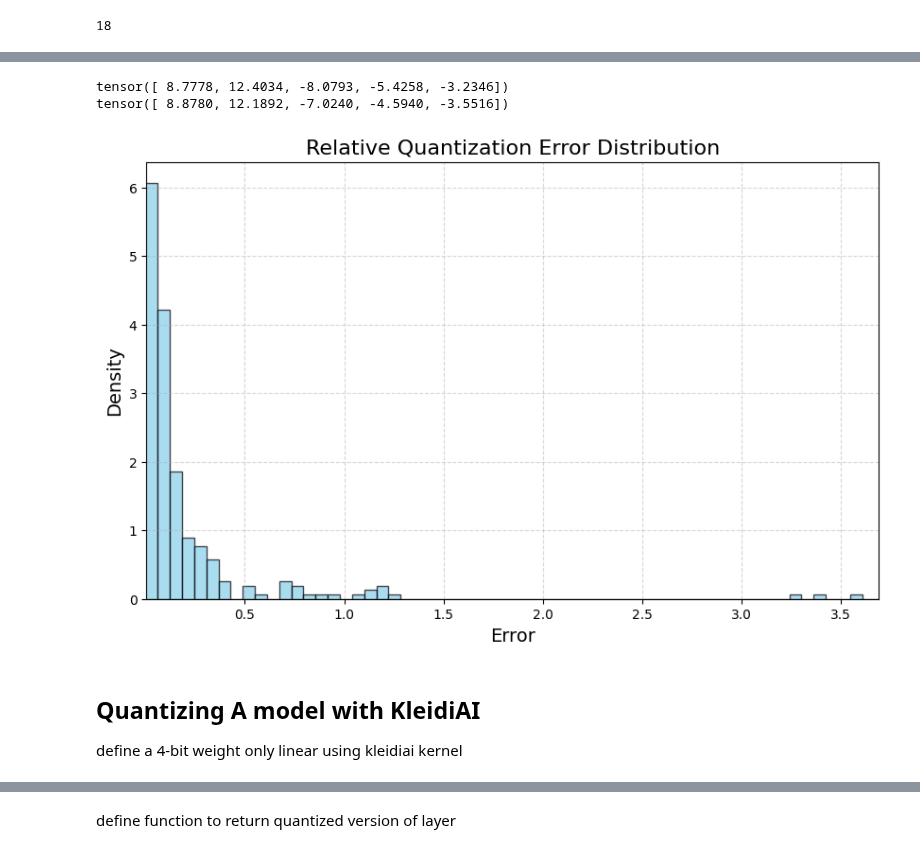
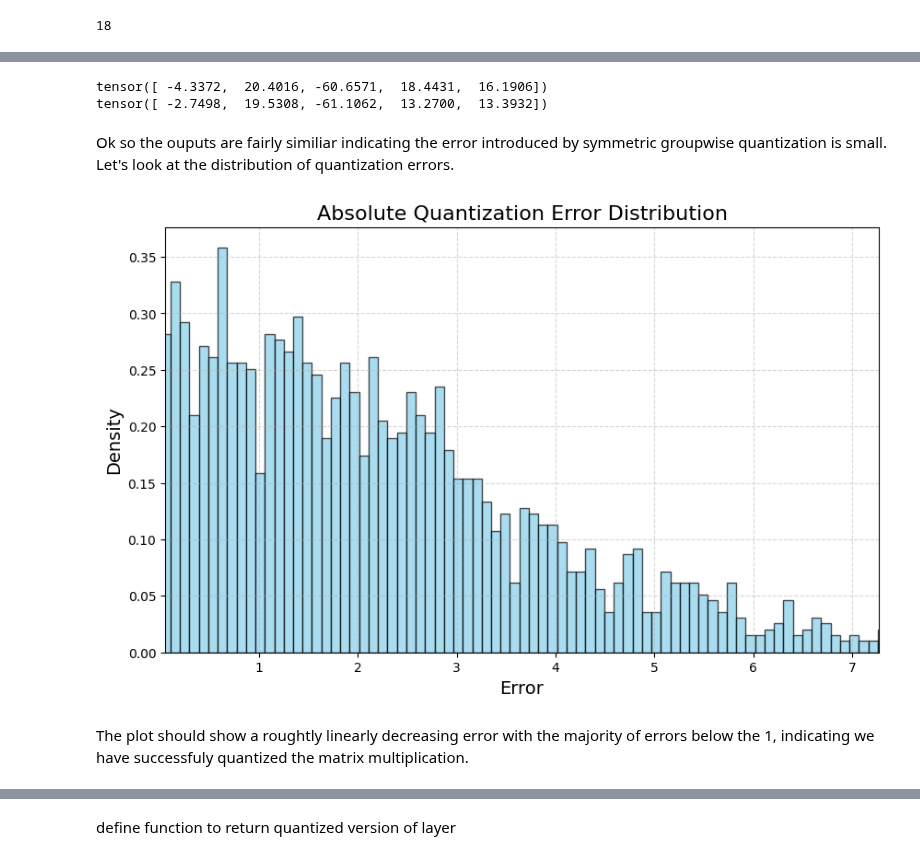
Before and after one commit to OliverGrainge/Generative_AI_on_arm, a Jupyter notebook: lab2.ipynb, the cells around one changed output, grey strips where cells are left out. Drawn from its saved outputs; the diff is of its cells as text; code cells hidden in the pictures.

```diff
--- a/lab2.ipynb
+++ b/lab2.ipynb
@@ -836,6 +851,6 @@ from torchao.utils import find_multiple
 # %%
-out_features = 256 # number of output channels of the matrix multiplication
-in_features = 128 # number of input channels of the matrix multiplication
+out_features = 2048 # number of output channels of the matrix multiplication
+in_features = 1024 # number of input channels of the matrix multiplication
 groupsize = 32 # number of weights per scale parameter
 inner_k_tiles = 8 # inner parameter for cache optimization
 # %% [markdown]
@@ -856,3 +903,11 @@ w_int4x8, scales_and_zeros = prepare_int4_weight_and_scales_and_zeros(
+# %%
+w_int4x8, scales_and_zeros = prepare_int4_weight_and_scales_and_zeros(
+    weight, # the weight tensor to be quantized to 4 bit
+    groupsize, # the number of weight elements per group (32 in this example)
+    None, # this argument is not required
+    "symmetric_groupwise", # the quantization type
+    precision=torch.float32, # precision for the scale parameters
+)
 # %% [markdown]
 ### Look at the shapes to see what has been done
 # %%
@@ -928,4 +986,4 @@ def linear_forward_int4_symmetric_groupwise(x, weight_int4pack, out_features, in
     c = c.reshape(new_shape)
     return c
 # %%
-out_kai = linear_forward_int4_symmetric_groupwise(x, weight_int4pack, out_features, in_features)
+out_int4 = linear_forward_int4_symmetric_groupwise(x, weight_int4pack, out_features, in_features)
@@ -934,40 +994,42 @@ out_kai = linear_forward_int4_symmetric_groupwise(x, weight_int4pack, out_featur
 # %%
 out_baseline = torch.matmul(x, weight.T) # compute the baseline operation
-print(out_kai.flatten()[:5])
+print(out_int4.flatten()[:5])
 print(out_baseline.flatten()[:5])
-error = (out_baseline - out_kai).abs() / out_baseline.abs()
+eps = 1e-7
+error = (out_baseline - out_int4).abs()
 # %% [output]
-tensor([ 8.7778, 12.4034, -8.0793, -5.4258, -3.2346])
-tensor([ 8.8780, 12.1892, -7.0240, -4.5940, -3.5516])
+tensor([ -4.3372,  20.4016, -60.6571,  18.4431,  16.1906])
+tensor([ -2.7498,  19.5308, -61.1062,  13.2700,  13.3932])
+# %% [markdown]
+Ok so the ouputs are fairly similiar indicating the error introduced by symmetric groupwise quantization is small. Let's look at the distribution of quantization errors.
 # %%
 import matplotlib.pyplot as plt
 import numpy as np
 
 # Assuming 'error' is your data tensor
 data = error.flatten().numpy()
 
 plt.figure(figsize=(10, 6))
 
 # Plot the histogram with fewer bins and density normalization
 plt.hist(data, bins=100, color='skyblue', edgecolor='black', alpha=0.7, density=True)
 
 # Add titles and labels
-plt.title('Relative Quantization Error Distribution', fontsize=16)
+plt.title('Absolute Quantization Error Distribution', fontsize=16)
 plt.xlabel('Error', fontsize=14)
 plt.ylabel('Density', fontsize=14)
 
 # Optionally, set x-axis limits to exclude extreme outliers
 # For example, between the 1st and 99th percentiles
 lower, upper = np.percentile(data, [1, 99])
 plt.xlim(lower, upper)
 
 # Add gridlines for better readability
 plt.grid(True, linestyle='--', alpha=0.5)
 
 # Show the plot
 plt.show()
 # %% [output]
-[figure, old version]
+[figure, new version]
-# %% [markdown]
-## Quantizing A model with KleidiAI
-define a 4-bit weight only linear using kleidiai kernel
+# %% [markdown]
+The plot should show a roughtly linearly decreasing error with the majority of errors below the 1, indicating we have successfuly quantized the matrix multiplication.
```
Also changed, not shown: parts of 40 cells of this notebook, 6 other files.
